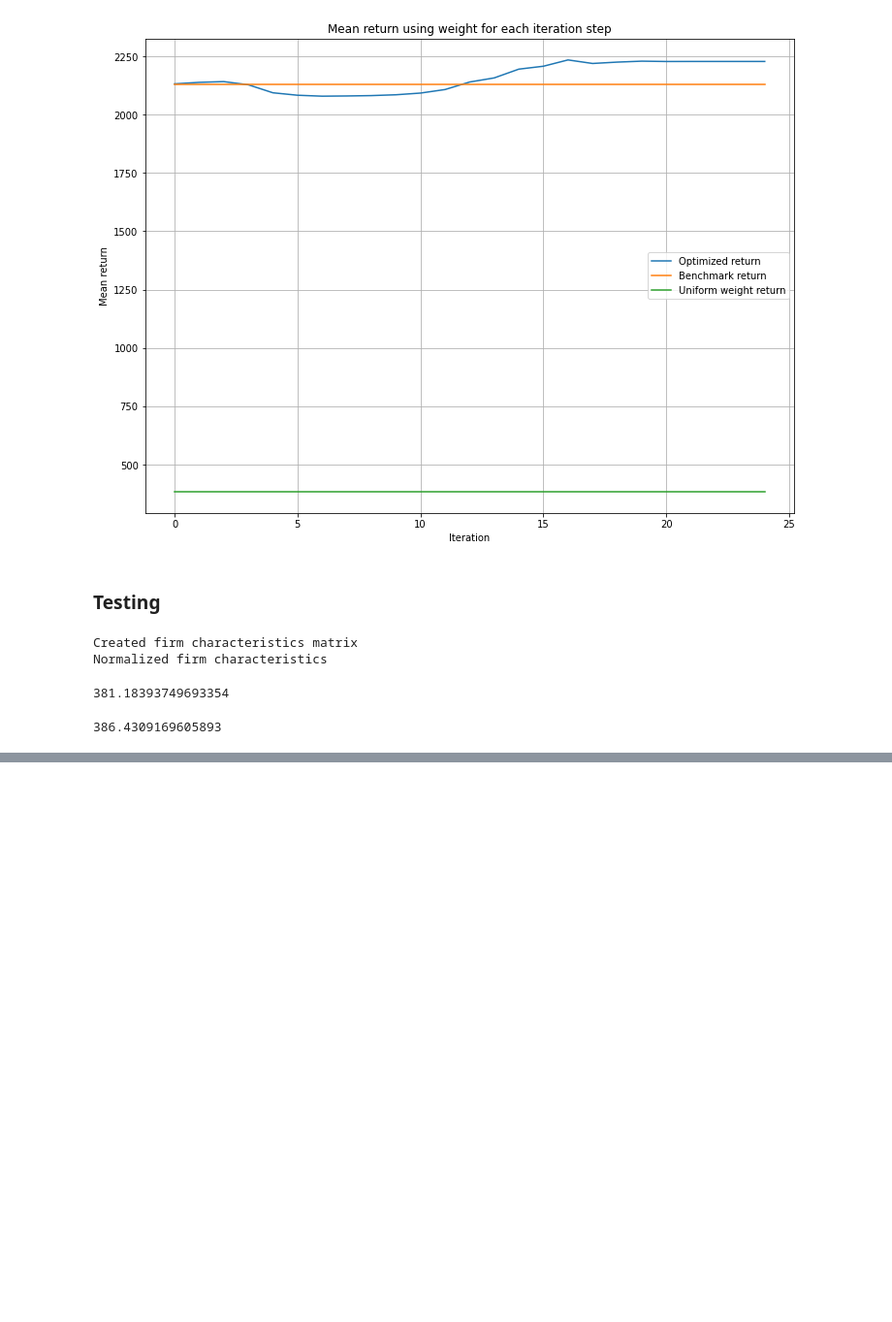
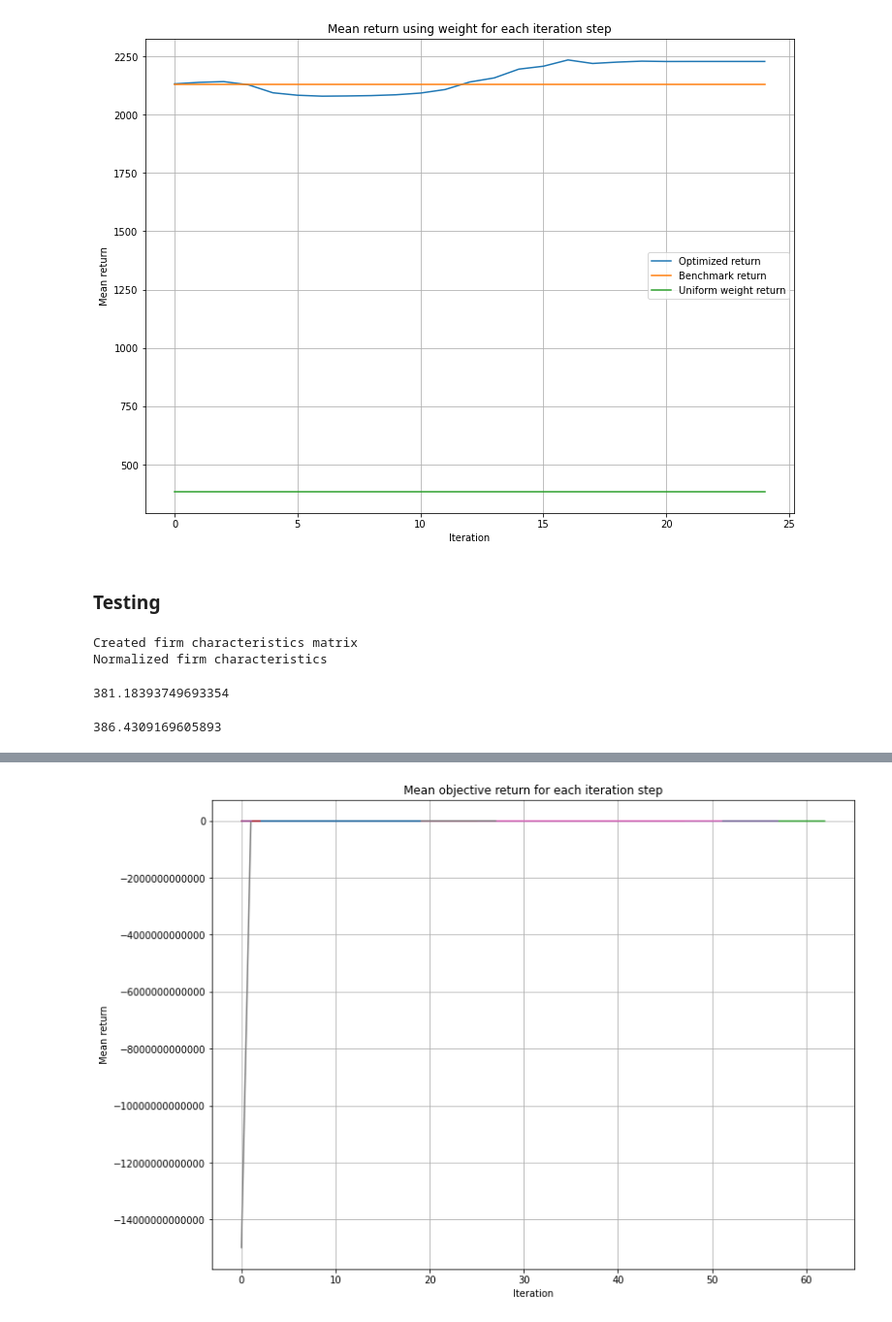
Before and after one commit to gabrielvieira37/master_thesis, a Jupyter notebook: prototype/article_prototype.ipynb, the cells around one changed output, grey strips where cells are left out. Shown at 97% size. Saved outputs shown, nothing was run; the diff lists cells and outputs as text; code cells hidden in the pictures; blank space fills up the shorter version.

```diff
--- a/prototype/article_prototype.ipynb
+++ b/prototype/article_prototype.ipynb
@@ -636,0 +764,14 @@ mean_return
+# %%
+plt.figure(figsize=(12,9))
+plt.title("Mean objective return for each iteration step")
+for mean_obj_r in mean_obj_r_tuple:
+    x = range(len(mean_obj_r))
+    plt.plot(x, mean_obj_r)
+
+plt.xlabel('Iteration')
+plt.ylabel('Mean return')
+plt.ticklabel_format(style='plain')
+plt.grid()
+plt.show()
+# %% [output]
+[figure, added]
```
Also changed, not shown: parts of 31 cells of this notebook.
